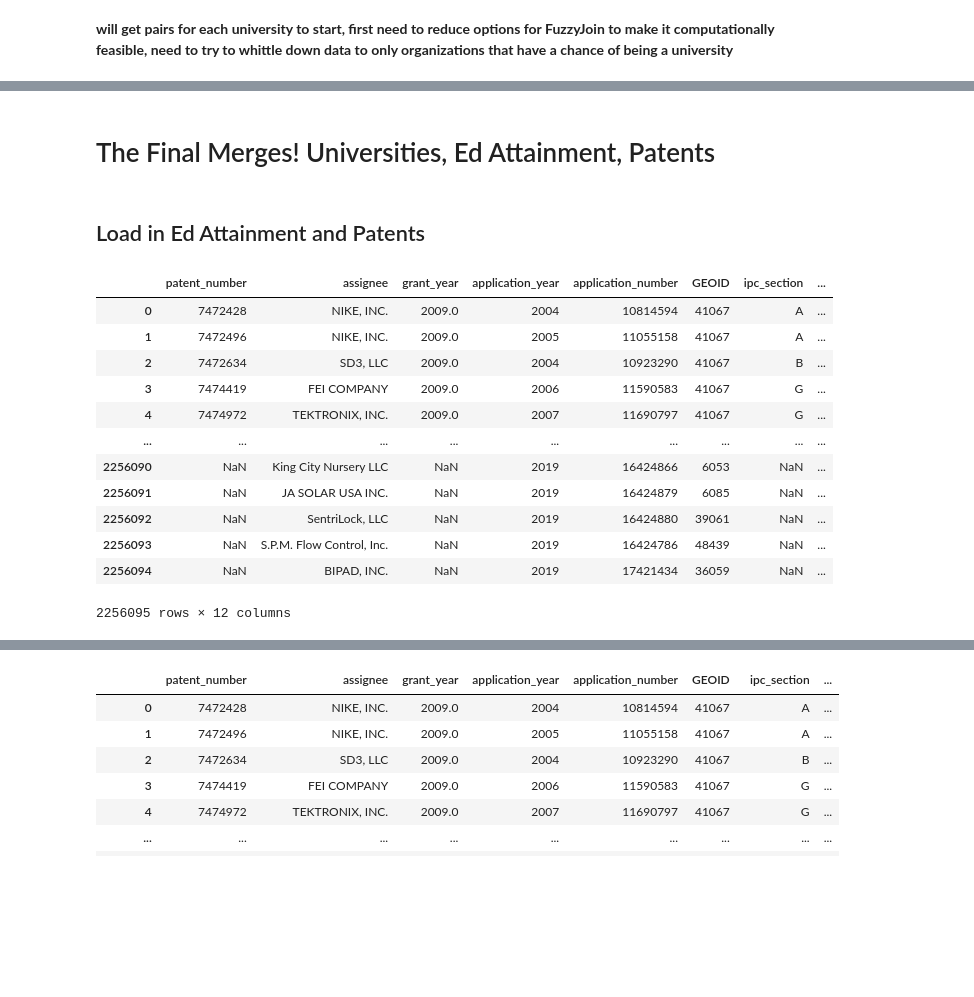
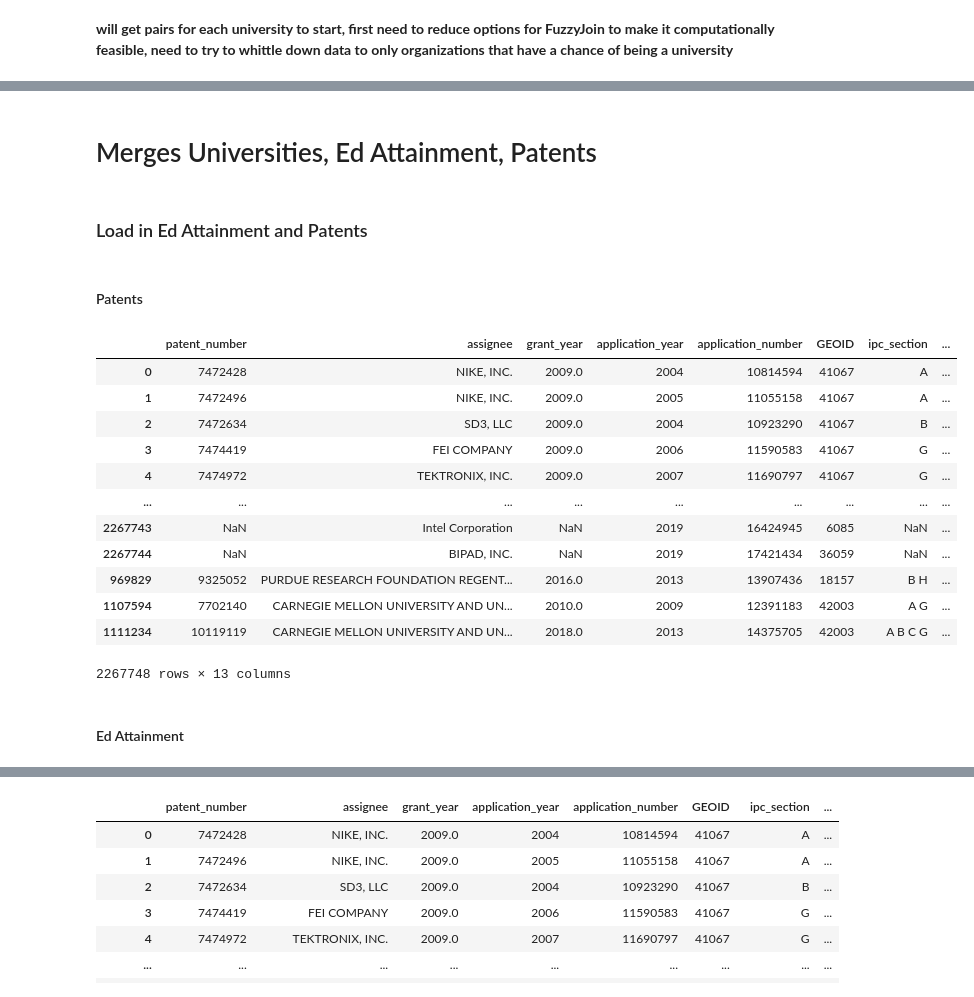
Before and after one commit to mhk9c/patents22, a Jupyter notebook: university_Edattain_geojoin.ipynb, the cells around one changed output, grey strips where cells are left out. Drawn from its saved outputs; the diff is of its cells as text; code cells hidden in the pictures; blank space fills up the shorter version.

Commit message:
Update university_Edattain_geojoin.ipynb
university matching complete, but still not picking up everything, detected with harvard

```diff
--- a/university_Edattain_geojoin.ipynb
+++ b/university_Edattain_geojoin.ipynb
@@ -67,7 +88,7 @@ crosswalk_file
 crosswalk_content = box.file(crosswalk_box_id).content()
 crosswalk = pd.read_csv(BytesIO(crosswalk_content))
 # %%
-patents_box_id = '992835605300'
+patents_box_id = '995479549488'
 patents_file = box.file(crosswalk_box_id).get()
 patents_file
 patents_content = box.file(patents_box_id).content()
@@ -562,0 +640,12 @@ dict['university of houston']: 'university of houston'
+# %%
+patents_univ_split = (patents
+                      .append(
+                          patents
+                          .query("assignee.str.lower() == 'purdue research foundation regents of the university of california'")
+                          .replace('purdue research foundation regents of the university of california',
+                                   'purdue research foundation regents of the university of california_cal'))
+                      .append(
+                          patents
+                          .query("assignee.str.lower() == 'carnegie mellon university and university of pittsburgh—of the commonwealth system of higher education'")
+                          .replace('carnegie mellon university and university of pittsburgh—of the commonwealth system of higher education',
+                                   'carnegie mellon university and university of pittsburgh—of the commonwealth system of higher education_cm')))
@@ -587,3 +713,3 @@ university_dict
  'university of texas southwestern medical center': 'university of texas southwestern medical center'}
 # %%
-# patents_univ_mapped = patents.assignee.replace(dict)
+patents_univ_split['assignee_uni_clean'] = patents_univ_split.assignee.replace(dict).str.lower()
@@ -592,20 +731,27 @@ university_dict
+# %%
+patents_uni = patents_univ_split
 # %% [markdown]
-# The Final Merges! Universities, Ed Attainment, Patents
+# Merges Universities, Ed Attainment, Patents
 # %% [markdown]
-## Load in Ed Attainment and Patents
+### Load in Ed Attainment and Patents
+# %% [markdown]
+#### Patents
 # %%
-patents
+##patents updated with university info
+patents_uni
 # %% [output]
 |  | patent_number | assignee | grant_year | application_year | application_number | GEOID | ipc_section | ... |
 | 0 | 7472428 | NIKE, INC. | 2009.0 | 2004 | 10814594 | 41067 | A | ... |
 | 1 | 7472496 | NIKE, INC. | 2009.0 | 2005 | 11055158 | 41067 | A | ... |
 | 2 | 7472634 | SD3, LLC | 2009.0 | 2004 | 10923290 | 41067 | B | ... |
 | 3 | 7474419 | FEI COMPANY | 2009.0 | 2006 | 11590583 | 41067 | G | ... |
 | 4 | 7474972 | TEKTRONIX, INC. | 2009.0 | 2007 | 11690797 | 41067 | G | ... |
 | ... | ... | ... | ... | ... | ... | ... | ... | ... |
-| 2256090 | NaN | King City Nursery LLC | NaN | 2019 | 16424866 | 6053 | NaN | ... |
-| 2256091 | NaN | JA SOLAR USA INC. | NaN | 2019 | 16424879 | 6085 | NaN | ... |
-| 2256092 | NaN | SentriLock, LLC | NaN | 2019 | 16424880 | 39061 | NaN | ... |
-| 2256093 | NaN | S.P.M. Flow Control, Inc. | NaN | 2019 | 16424786 | 48439 | NaN | ... |
-| 2256094 | NaN | BIPAD, INC. | NaN | 2019 | 17421434 | 36059 | NaN | ... |
+| 2267743 | NaN | Intel Corporation | NaN | 2019 | 16424945 | 6085 | NaN | ... |
+| 2267744 | NaN | BIPAD, INC. | NaN | 2019 | 17421434 | 36059 | NaN | ... |
+| 969829 | 9325052 | PURDUE RESEARCH FOUNDATION REGENT... | 2016.0 | 2013 | 13907436 | 18157 | B H | ... |
+| 1107594 | 7702140 | CARNEGIE MELLON UNIVERSITY AND UN... | 2010.0 | 2009 | 12391183 | 42003 | A G | ... |
+| 1111234 | 10119119 | CARNEGIE MELLON UNIVERSITY AND UN... | 2018.0 | 2013 | 14375705 | 42003 | A B C G | ... |
-2256095 rows × 12 columns
+2267748 rows × 13 columns
+# %% [markdown]
+#### Ed Attainment
```
Also changed, not shown: parts of 47 cells of this notebook.
